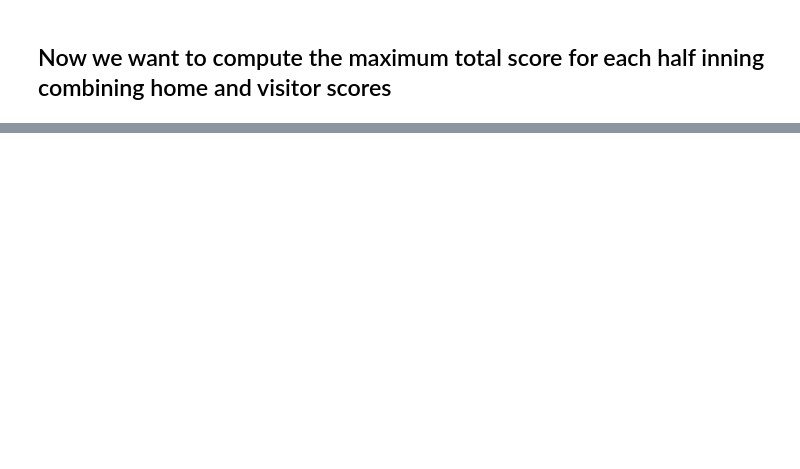
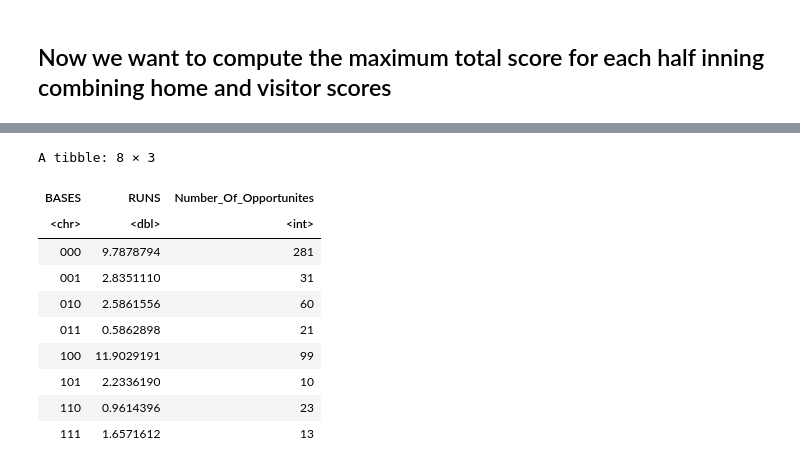
Before and after one commit to jwolfe972/baseball_related, a Jupyter notebook: analyzing_baseball_data_w_r/Run_Expectancy_Matrix.ipynb, the cells around one changed output, grey strips where cells are left out. Saved outputs shown, nothing was run; the diff lists cells and outputs as text; code cells hidden in the pictures; blank space fills up the shorter version.

```diff
--- a/analyzing_baseball_data_w_r/Run_Expectancy_Matrix.ipynb
+++ b/analyzing_baseball_data_w_r/Run_Expectancy_Matrix.ipynb
@@ -56,0 +240,20 @@ head(half_innings,10)
+# %%
+josh_runs <- josh_hamilton_at_bats %>%
+              group_by(BASES) %>%
+              summarize(
+                      RUNS = sum(run_value),
+                      Number_Of_Opportunites = n()
+              )
+josh_runs
+# %% [output]
+A tibble: 8 × 3
+| BASES | RUNS | Number_Of_Opportunites |
+| <chr> | <dbl> | <int> |
+| 000 | 9.7878794 | 281 |
+| 001 | 2.8351110 | 31 |
+| 010 | 2.5861556 | 60 |
+| 011 | 0.5862898 | 21 |
+| 100 | 11.9029191 | 99 |
+| 101 | 2.2336190 | 10 |
+| 110 | 0.9614396 | 23 |
+| 111 | 1.6571612 | 13 |
```
Also changed, not shown: parts of 26 cells of this notebook, 1 other file.
